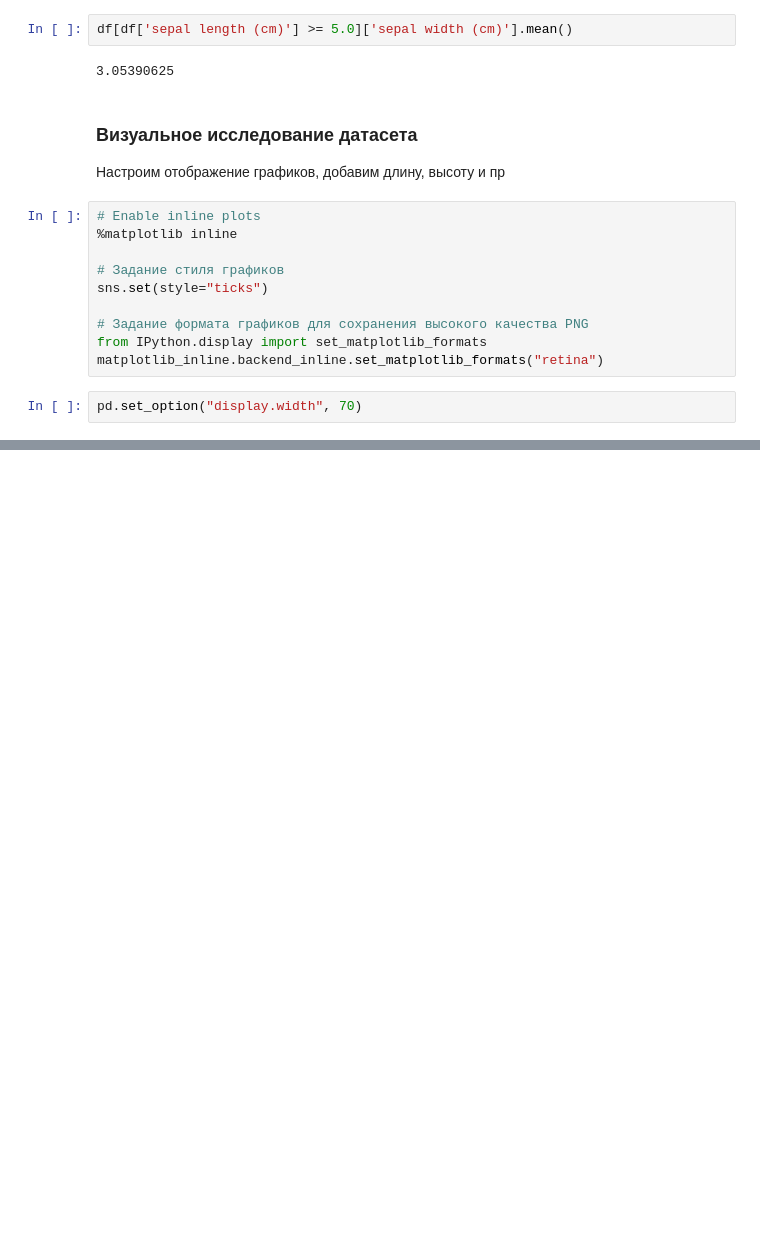
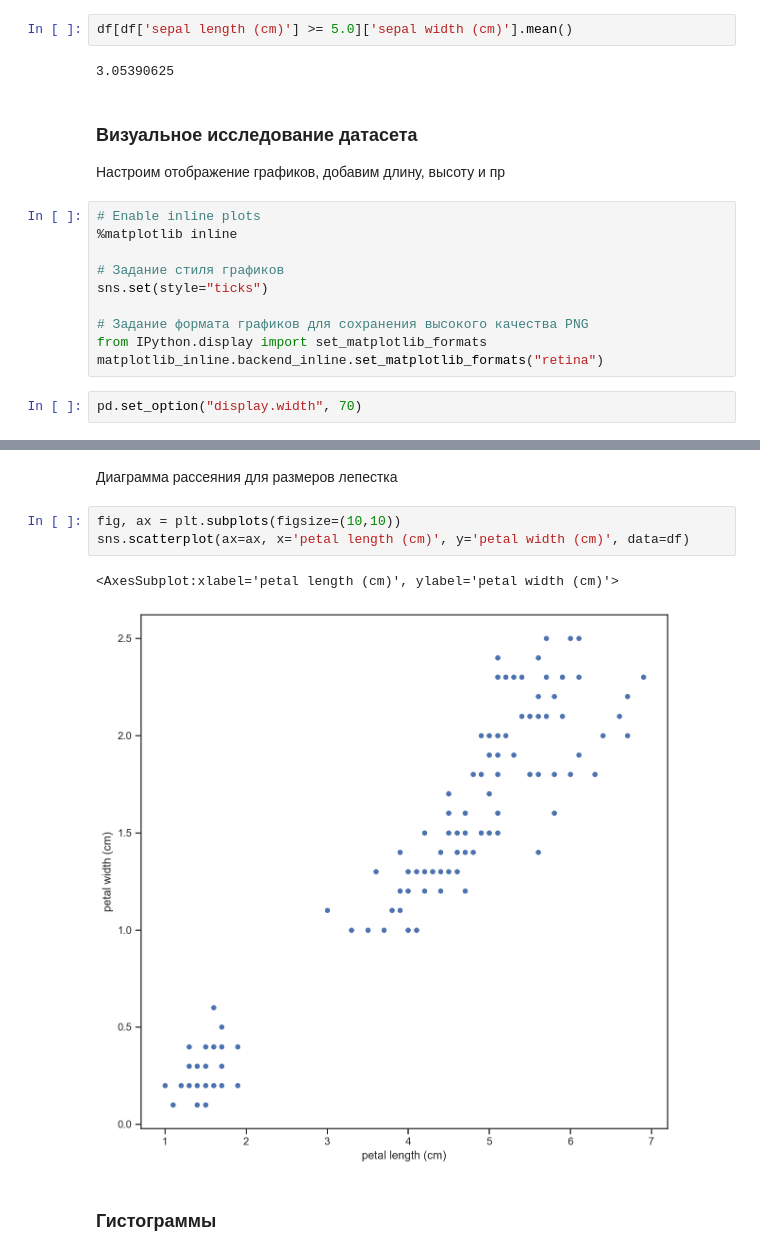
Before and after one commit to mrRoze/TMO-worked, a Jupyter notebook: TMO/Lab 1.ipynb, the cells around one changed output, grey strips where cells are left out. Saved outputs shown, nothing was run; the diff lists cells and outputs as text; blank space fills up the shorter version.

```diff
--- a/TMO/Lab 1.ipynb
+++ b/TMO/Lab 1.ipynb
@@ -192,0 +213,10 @@ pd.set_option("display.width", 70)
+# %% [markdown]
+Диаграмма рассеяния для размеров лепестка
+# %%
+fig, ax = plt.subplots(figsize=(10,10))
+sns.scatterplot(ax=ax, x='petal length (cm)', y='petal width (cm)', data=df)
+# %% [output]
+<AxesSubplot:xlabel='petal length (cm)', ylabel='petal width (cm)'>
+[figure, added]
+# %% [markdown]
+### Гистограммы
```
Also changed, not shown: parts of 4 cells of this notebook.
